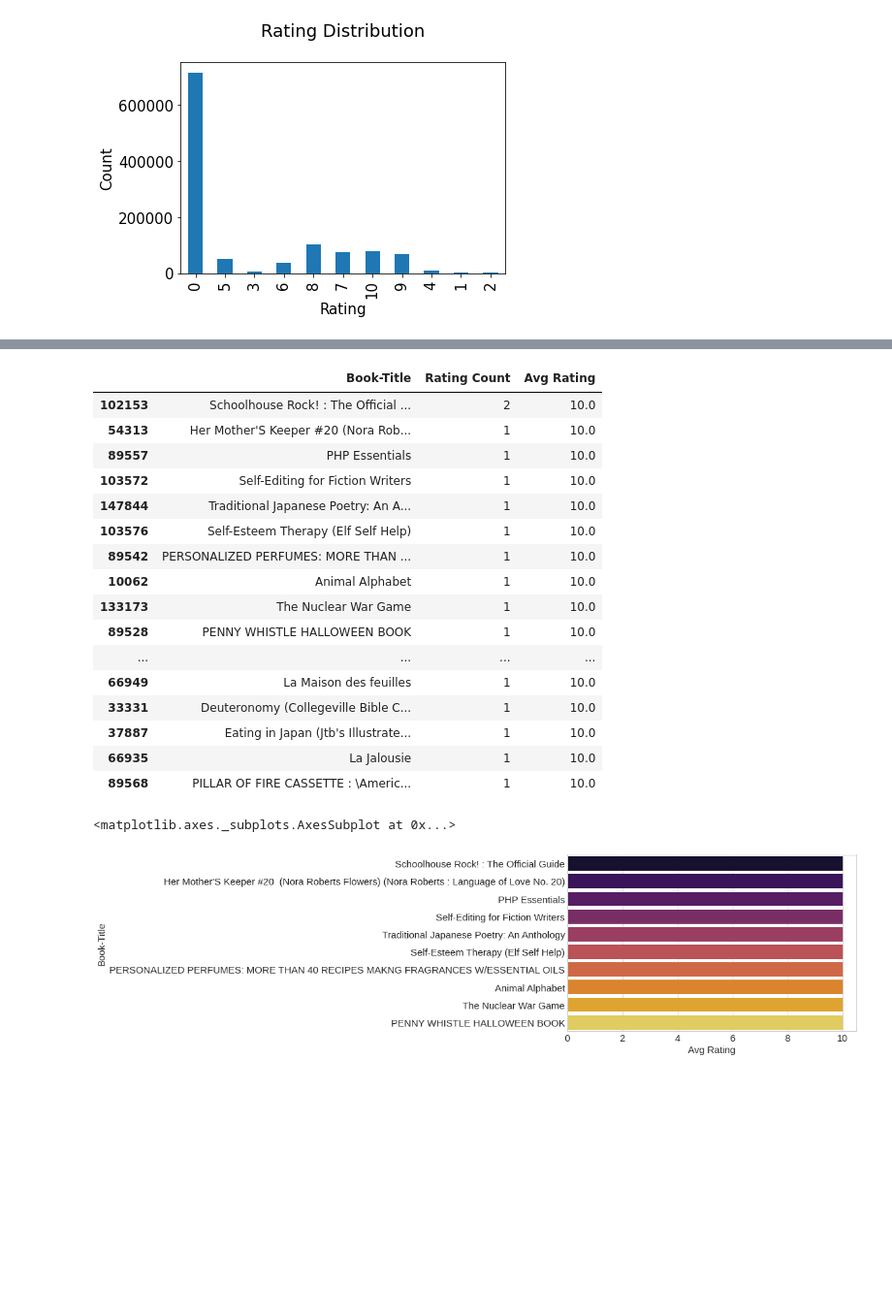
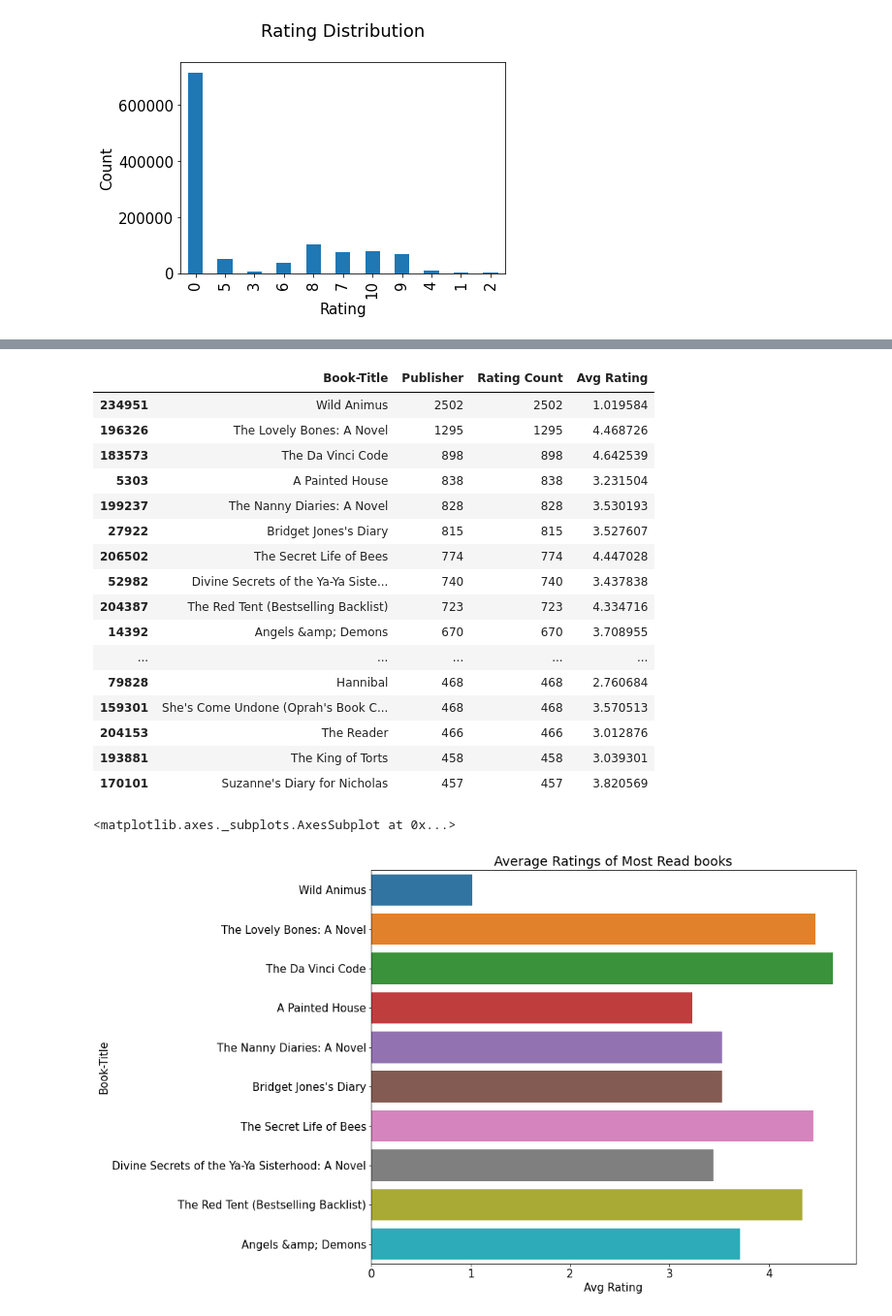
Before and after one commit to neerajac19/Book-Recommendation-System, a Jupyter notebook: Book_Recommendation_system.ipynb, the cells around one changed output, grey strips where cells are left out. Shown at 97% size. Saved outputs shown, nothing was run; the diff lists cells and outputs as text; code cells hidden in the pictures; blank space fills up the shorter version.

```diff
--- a/Book_Recommendation_system.ipynb
+++ b/Book_Recommendation_system.ipynb
@@ -312,9 +336,3 @@ plt.ylabel('Count')
 plt.show()
 # %% [output]
 [figure]
-# %%
-#removing unexprerianced users
-ratings_counts=ratings['User-ID'].value_counts()
-ratings=ratings[ratings['User-ID'].isin(ratings_counts[ratings_counts>=200].index)]
-counts=ratings['Book-Rating'].value_counts()
-ratings=ratings[ratings['Book-Rating'].isin(counts[counts>=100].index)]
@@ -321,5 +341,4 @@ ratings=ratings[ratings['Book-Rating'].isin(counts[counts>=100].index)]
 # %%
 #merging book_df and ratings_df
-book_rating_df = pd.merge(books, ratings, on='ISBN')
+book_rating_df = pd.merge(books, ratings, on='ISBN',how='inner')
 book_rating_df=book_rating_df.drop(['Year-Of-Publication','Book-Author'],axis=1)
-book_rating_df.head()
@@ -333,4 +345,3 @@ book_rating_df.head()
 # %%
-Rating_count = book_rating_df.groupby('Book-Title').count()['Book-Rating'].reset_index()
+Rating_count = book_rating_df.groupby('Book-Title').count()
 Rating_count.rename(columns={'Book-Rating':'Rating Count'},inplace=True)
-Rating_count.sort_values('Rating Count',ascending=False)
@@ -368,35 +365,34 @@ Avg_Rating_count.head(10)
 # %%
 most_rated_books_df = Rating_count.merge(Avg_Rating_count,on='Book-Title')
 # %%
-most_rated_books_df = most_rated_books_df.sort_values('Avg Rating',ascending=False).head(50)
+most_rated_books_df = most_rated_books_df.sort_values('Rating Count',ascending=False).head(50)
+most_rated_books_df=most_rated_books_df.drop(['User-ID','ISBN'],axis=1)
 most_rated_books_df
 # %% [output]
-|  | Book-Title | Rating Count | Avg Rating |
-| 102153 | Schoolhouse Rock! : The Official ... | 2 | 10.0 |
-| 54313 | Her Mother'S Keeper #20 (Nora Rob... | 1 | 10.0 |
-| 89557 | PHP Essentials | 1 | 10.0 |
-| 103572 | Self-Editing for Fiction Writers | 1 | 10.0 |
-| 147844 | Traditional Japanese Poetry: An A... | 1 | 10.0 |
-| 103576 | Self-Esteem Therapy (Elf Self Help) | 1 | 10.0 |
-| 89542 | PERSONALIZED PERFUMES: MORE THAN ... | 1 | 10.0 |
-| 10062 | Animal Alphabet | 1 | 10.0 |
-| 133173 | The Nuclear War Game | 1 | 10.0 |
-| 89528 | PENNY WHISTLE HALLOWEEN BOOK | 1 | 10.0 |
-| ... | ... | ... | ... |
-| 66949 | La Maison des feuilles | 1 | 10.0 |
-| 33331 | Deuteronomy (Collegeville Bible C... | 1 | 10.0 |
-| 37887 | Eating in Japan (Jtb's Illustrate... | 1 | 10.0 |
-| 66935 | La Jalousie | 1 | 10.0 |
-| 89568 | PILLAR OF FIRE CASSETTE : \Americ... | 1 | 10.0 |
+|  | Book-Title | Publisher | Rating Count | Avg Rating |
+| 234951 | Wild Animus | 2502 | 2502 | 1.019584 |
+| 196326 | The Lovely Bones: A Novel | 1295 | 1295 | 4.468726 |
+| 183573 | The Da Vinci Code | 898 | 898 | 4.642539 |
+| 5303 | A Painted House | 838 | 838 | 3.231504 |
+| 199237 | The Nanny Diaries: A Novel | 828 | 828 | 3.530193 |
+| 27922 | Bridget Jones's Diary | 815 | 815 | 3.527607 |
+| 206502 | The Secret Life of Bees | 774 | 774 | 4.447028 |
+| 52982 | Divine Secrets of the Ya-Ya Siste... | 740 | 740 | 3.437838 |
+| 204387 | The Red Tent (Bestselling Backlist) | 723 | 723 | 4.334716 |
+| 14392 | Angels &amp; Demons | 670 | 670 | 3.708955 |
+| ... | ... | ... | ... | ... |
+| 79828 | Hannibal | 468 | 468 | 2.760684 |
+| 159301 | She's Come Undone (Oprah's Book C... | 468 | 468 | 3.570513 |
+| 204153 | The Reader | 466 | 466 | 3.012876 |
+| 193881 | The King of Torts | 458 | 458 | 3.039301 |
+| 170101 | Suzanne's Diary for Nicholas | 457 | 457 | 3.820569 |
 # %%
-
-plt.style.use('seaborn-whitegrid')
-plt.figure(figsize=(8, 5))
-data=most_rated_books_df.head(10)
-sns.barplot(x="Avg Rating", y="Book-Title", data=data, palette='inferno')
+plt.figure(figsize=(12,10))
+plt.title("Average Ratings of Most Read books")
+sns.barplot(x = 'Avg Rating', y = 'Book-Title', data = most_rated_books_df.head(10))
 # %% [output]
 <matplotlib.axes._subplots.AxesSubplot at 0x...>
-[figure, old version]
+[figure, new version]
 # %%
 Avg_Rating_count['Avg Rating'] = Avg_Rating_count['Avg Rating'].astype(float)
 fig, ax = plt.subplots(figsize=[15,10])
```
Also changed, not shown: parts of 68 cells of this notebook.
